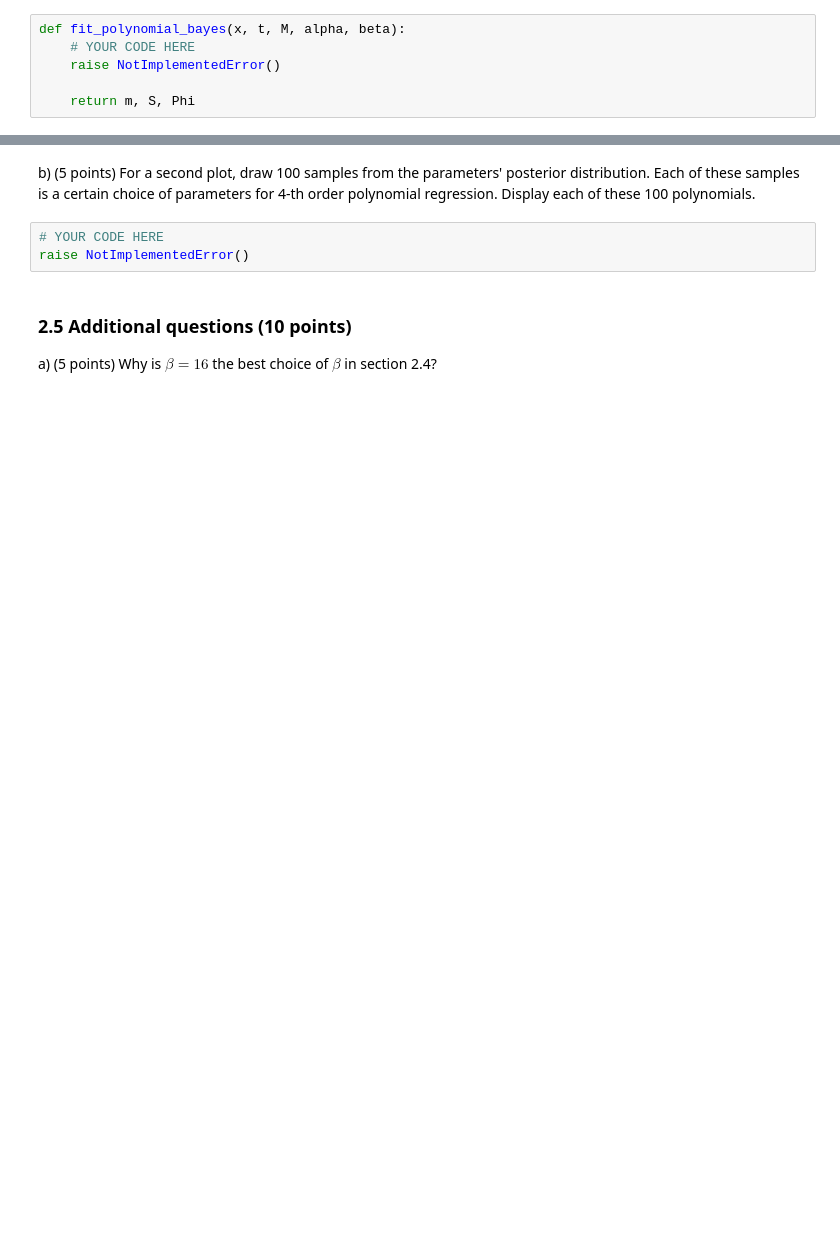
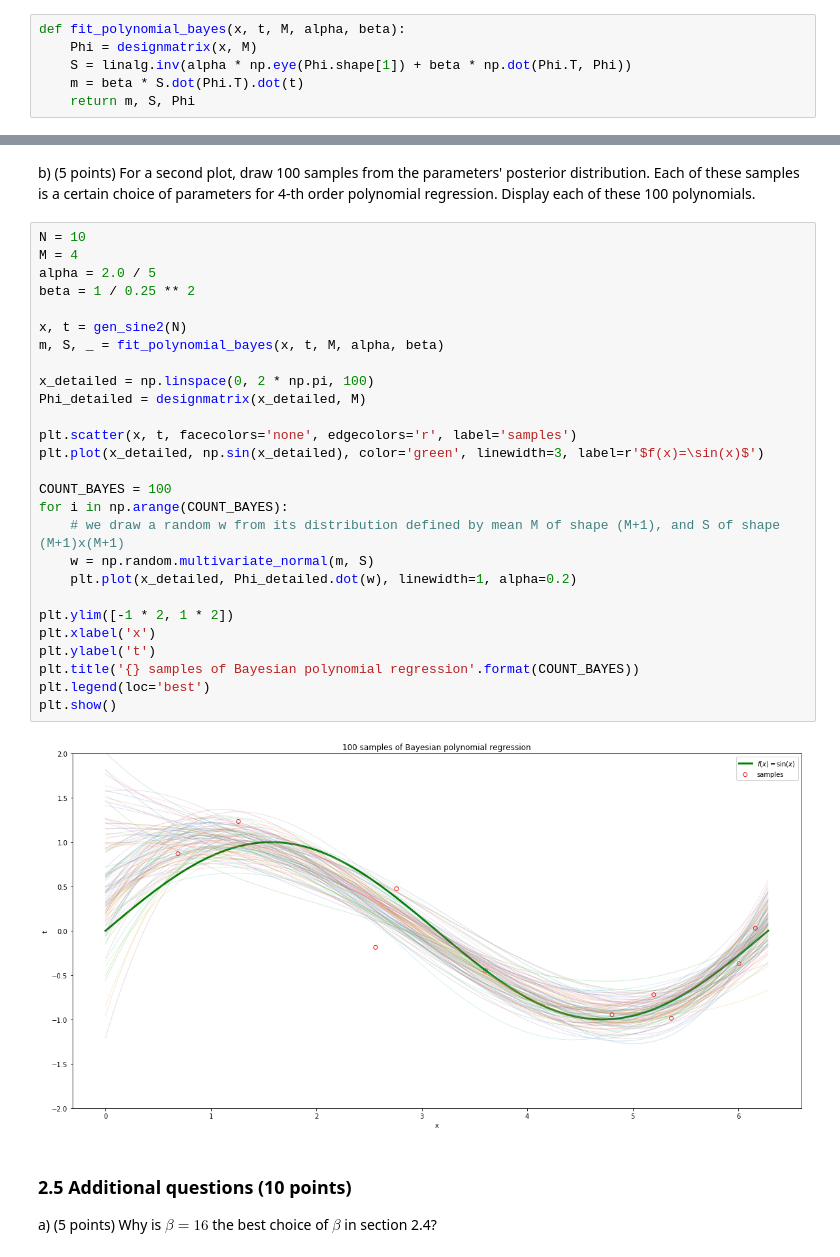
Before and after one commit to wlongxiang/MachineLearning1, a Jupyter notebook: assignments/lab/lab1.ipynb, the cells around one changed output, grey strips where cells are left out. Saved outputs shown, nothing was run; the diff lists cells and outputs as text; blank space fills up the shorter version.

```diff
--- a/assignments/lab/lab1.ipynb
+++ b/assignments/lab/lab1.ipynb
@@ -502,12 +513,12 @@ where $\alpha$ is the precision of the predictive distribution, and $\beta$ is t
 See MLPR chapter 3.3 for background.
 
 Write a method `fit_polynomial_bayes(x, t, M, alpha, beta)` that returns the mean $\bm_N$ and covariance $\bS_N$ of the posterior for a $M$-th order polynomial. In addition it should return the design matrix $\bPhi$. The arguments `x`, `t` and `M` have the same meaning as in question 1.2.
-# %%
-def fit_polynomial_bayes(x, t, M, alpha, beta):
-    # YOUR CODE HERE
-    raise NotImplementedError()
-
-    return m, S, Phi
+# %%
+def fit_polynomial_bayes(x, t, M, alpha, beta):
+    Phi = designmatrix(x, M)
+    S = linalg.inv(alpha * np.eye(Phi.shape[1]) + beta * np.dot(Phi.T, Phi))
+    m = beta * S.dot(Phi.T).dot(t)
+    return m, S, Phi
 # %%
 ### Test your function
 N = 10
@@ -567,9 +625,35 @@ raise NotImplementedError()
 # %% [markdown]
 b) (5 points) For a second plot, draw 100 samples from the parameters' posterior distribution. Each of these samples is a certain choice of parameters for 4-th order polynomial regression.
 Display each of these 100 polynomials.
-# %%
-# YOUR CODE HERE
-raise NotImplementedError()
+# %%
+N = 10
+M = 4
+alpha = 2.0 / 5
+beta = 1 / 0.25 ** 2
+
+x, t = gen_sine2(N)
+m, S, _ = fit_polynomial_bayes(x, t, M, alpha, beta)
+
+x_detailed = np.linspace(0, 2 * np.pi, 100)
+Phi_detailed = designmatrix(x_detailed, M)
+
+plt.scatter(x, t, facecolors='none', edgecolors='r', label='samples')
+plt.plot(x_detailed, np.sin(x_detailed), color='green', linewidth=3, label=r'$f(x)=\sin(x)$')
+
+COUNT_BAYES = 100
+for i in np.arange(COUNT_BAYES):
+    # we draw a random w from its distribution defined by mean M of shape (M+1), and S of shape (M+1)x(M+1)
+    w = np.random.multivariate_normal(m, S)
+    plt.plot(x_detailed, Phi_detailed.dot(w), linewidth=1, alpha=0.2)
+
+plt.ylim([-1 * 2, 1 * 2])
+plt.xlabel('x')
+plt.ylabel('t')
+plt.title('{} samples of Bayesian polynomial regression'.format(COUNT_BAYES))
+plt.legend(loc='best')
+plt.show()
+# %% [output]
+[figure, added]
 # %% [markdown]
 ### 2.5 Additional questions (10 points)
 
```
Also changed, not shown: parts of 13 cells of this notebook, 1 other file.
